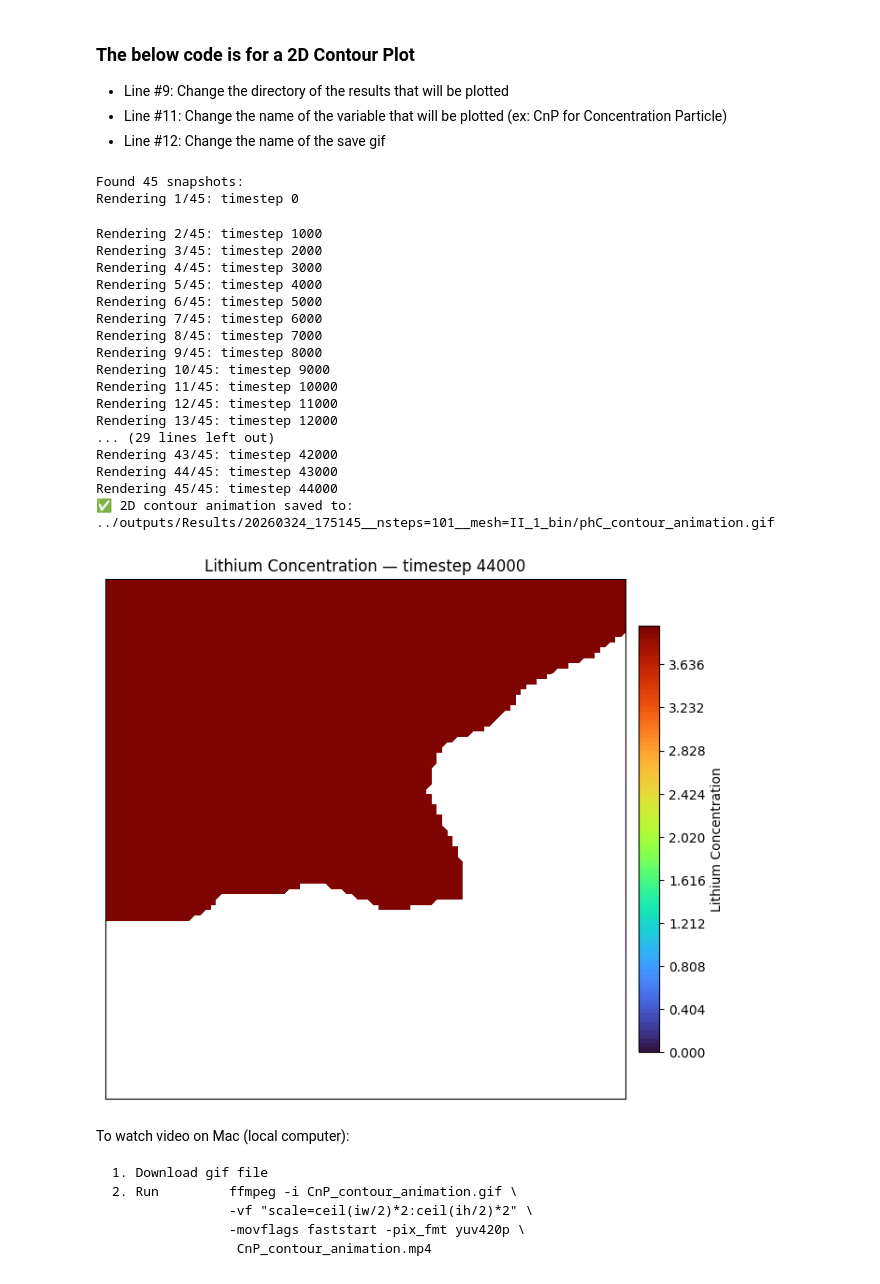
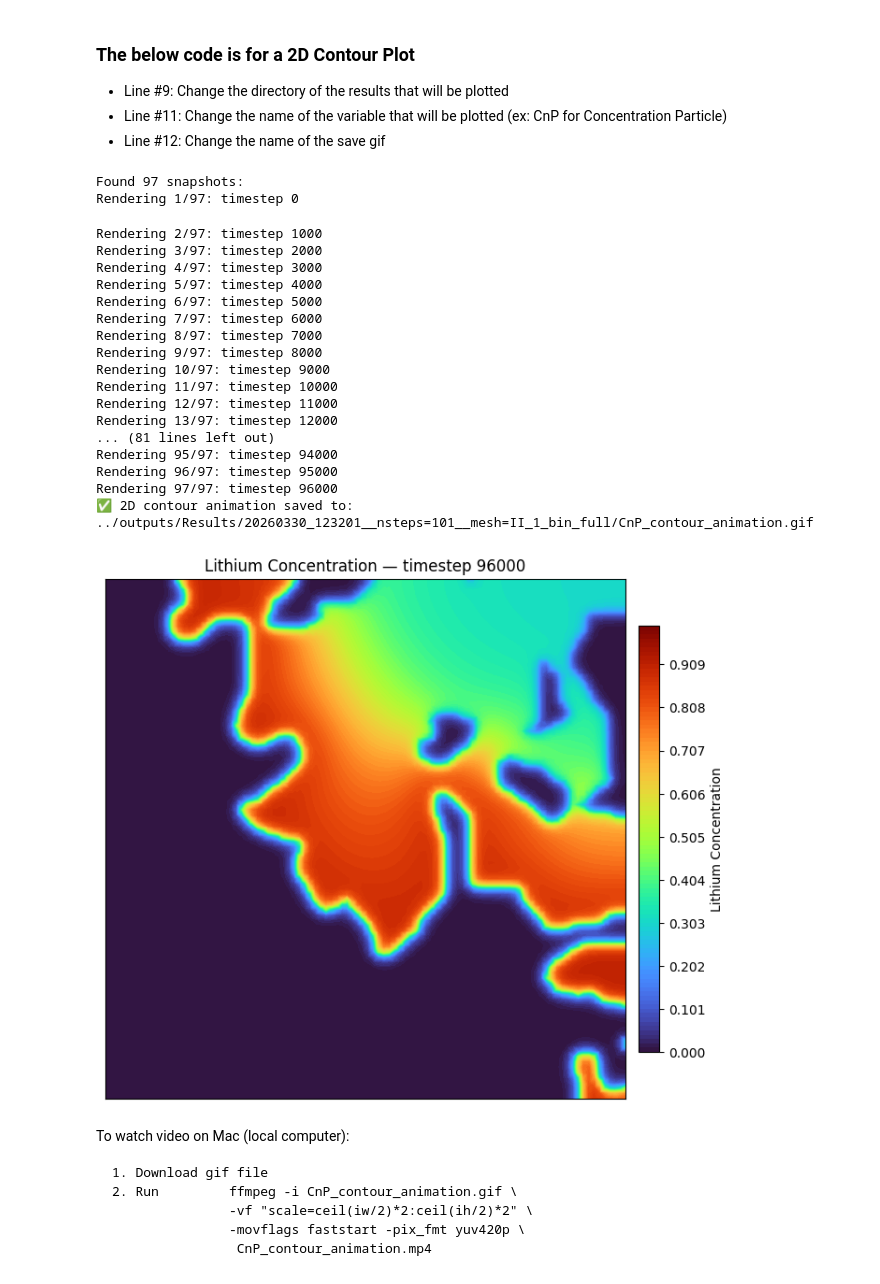
Before and after one commit to HCY-Group/BESFEM, a Jupyter notebook: plotting/timestep_plot.ipynb, the cells around one changed output. Drawn from its saved outputs; the diff is of its cells as text; code cells hidden in the pictures.

Commit message:
fixing timestep

```diff
--- a/plotting/timestep_plot.ipynb
+++ b/plotting/timestep_plot.ipynb
@@ -116,7 +116,7 @@ import glob, os
 from matplotlib.colors import Normalize
 
 # --- USER SETTINGS ---
-result_dir = "../outputs/Results/20260324_175145__nsteps=101__mesh=II_1_bin"
+result_dir = "../outputs/Results/20260330_123201__nsteps=101__mesh=II_1_bin_full"
 mesh_file = os.path.join(result_dir, "pmesh_00000")
 pattern = os.path.join(result_dir, "CnP_[0-9]*")
 output_gif = os.path.join(result_dir, "CnP_contour_animation.gif")
@@ -162,53 +162,53 @@ cbar.set_label("Lithium Concentration")
 ax.clear()
 
 # --- Create GIF writer ---
 with imageio.get_writer(output_gif, mode='I', fps=5) as writer:
     for i, fname in enumerate(files):
         step_str = os.path.basename(fname).split("_")[-1]
         timestep = int(step_str)
         print(f"Rendering {i+1}/{len(files)}: timestep {timestep}")
 
         # Load MFEM GridFunction data
         gf = mfem.GridFunction(mesh, fname)
         Z = gf.GetDataArray()
 
         Z = np.clip(Z, 0.0, 1.0) # Forcing values within [0, 1]
 
         ax.clear()
         cntr = ax.tricontourf(X, Y, Z, levels=levels, cmap='turbo', norm=norm)
         ax.set_aspect('equal', adjustable='box')
         ax.set_xticks([]); ax.set_yticks([])
         ax.set_title(f"Lithium Concentration — timestep {timestep}")
 
         # Save frame to temp file
         frame_path = "temp_frame.png"
         plt.savefig(frame_path, dpi=100, bbox_inches='tight')
         writer.append_data(imageio.imread(frame_path))
 
 # Clean up temporary frame
 os.remove("temp_frame.png")
 print(f"✅ 2D contour animation saved to: {output_gif}")
 # %% [output]
-Found 45 snapshots:
-Rendering 1/45: timestep 0
+Found 97 snapshots:
+Rendering 1/97: timestep 0
-Rendering 2/45: timestep 1000
-Rendering 3/45: timestep 2000
-Rendering 4/45: timestep 3000
-Rendering 5/45: timestep 4000
-Rendering 6/45: timestep 5000
-Rendering 7/45: timestep 6000
-Rendering 8/45: timestep 7000
-Rendering 9/45: timestep 8000
-Rendering 10/45: timestep 9000
-Rendering 11/45: timestep 10000
-Rendering 12/45: timestep 11000
-Rendering 13/45: timestep 12000
-... (29 lines left out)
-Rendering 43/45: timestep 42000
-Rendering 44/45: timestep 43000
-Rendering 45/45: timestep 44000
-✅ 2D contour animation saved to: ../outputs/Results/20260324_175145__nsteps=101__mesh=II_1_bin/phC_contour_animation.gif
+Rendering 2/97: timestep 1000
+Rendering 3/97: timestep 2000
+Rendering 4/97: timestep 3000
+Rendering 5/97: timestep 4000
+Rendering 6/97: timestep 5000
+Rendering 7/97: timestep 6000
+Rendering 8/97: timestep 7000
+Rendering 9/97: timestep 8000
+Rendering 10/97: timestep 9000
+Rendering 11/97: timestep 10000
+Rendering 12/97: timestep 11000
+Rendering 13/97: timestep 12000
+... (81 lines left out)
+Rendering 95/97: timestep 94000
+Rendering 96/97: timestep 95000
+Rendering 97/97: timestep 96000
+✅ 2D contour animation saved to: ../outputs/Results/20260330_123201__nsteps=101__mesh=II_1_bin_full/CnP_contour_animation.gif
-[figure, old version]
+[figure, new version]
 # %% [markdown]
 To watch video on Mac (local computer):
 
```
